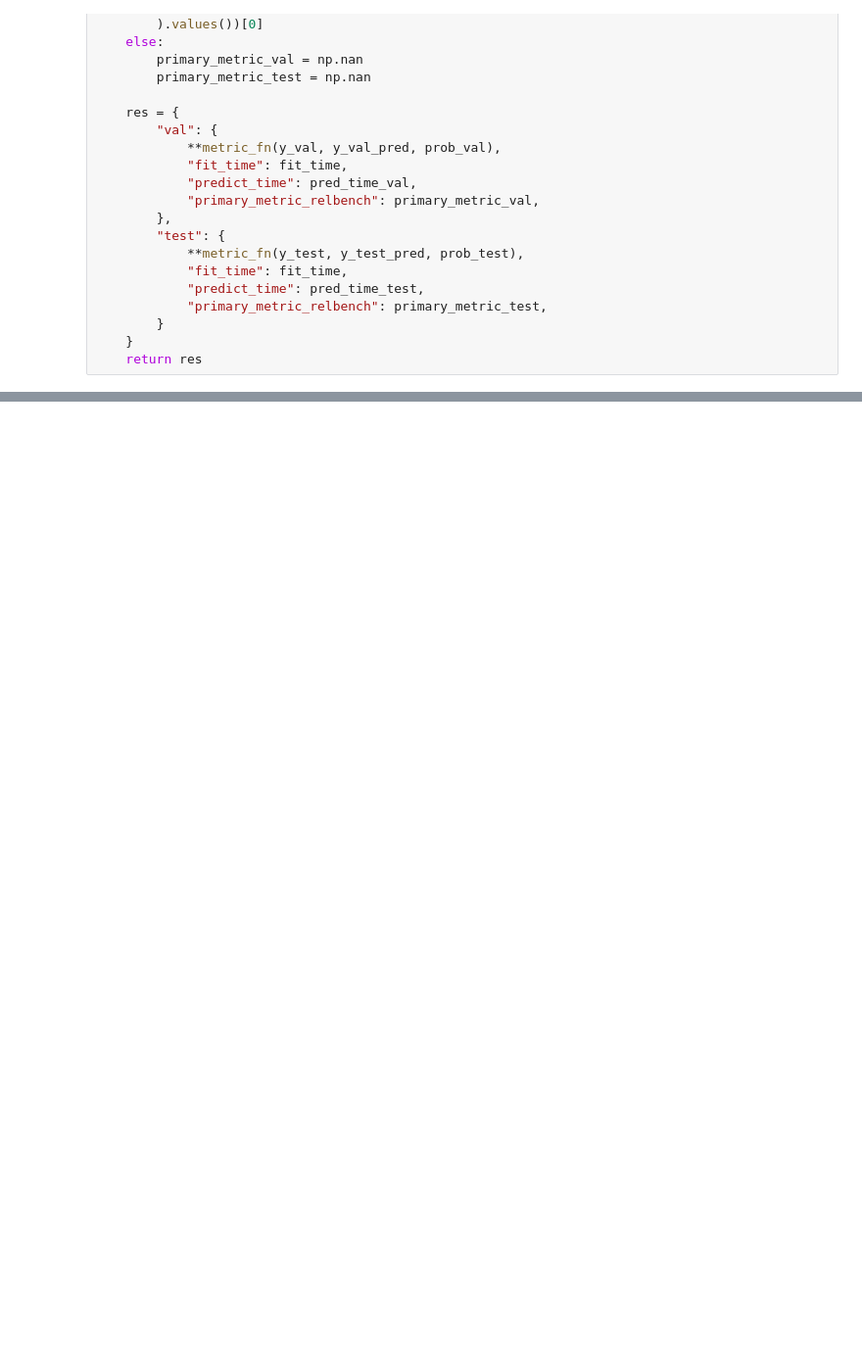
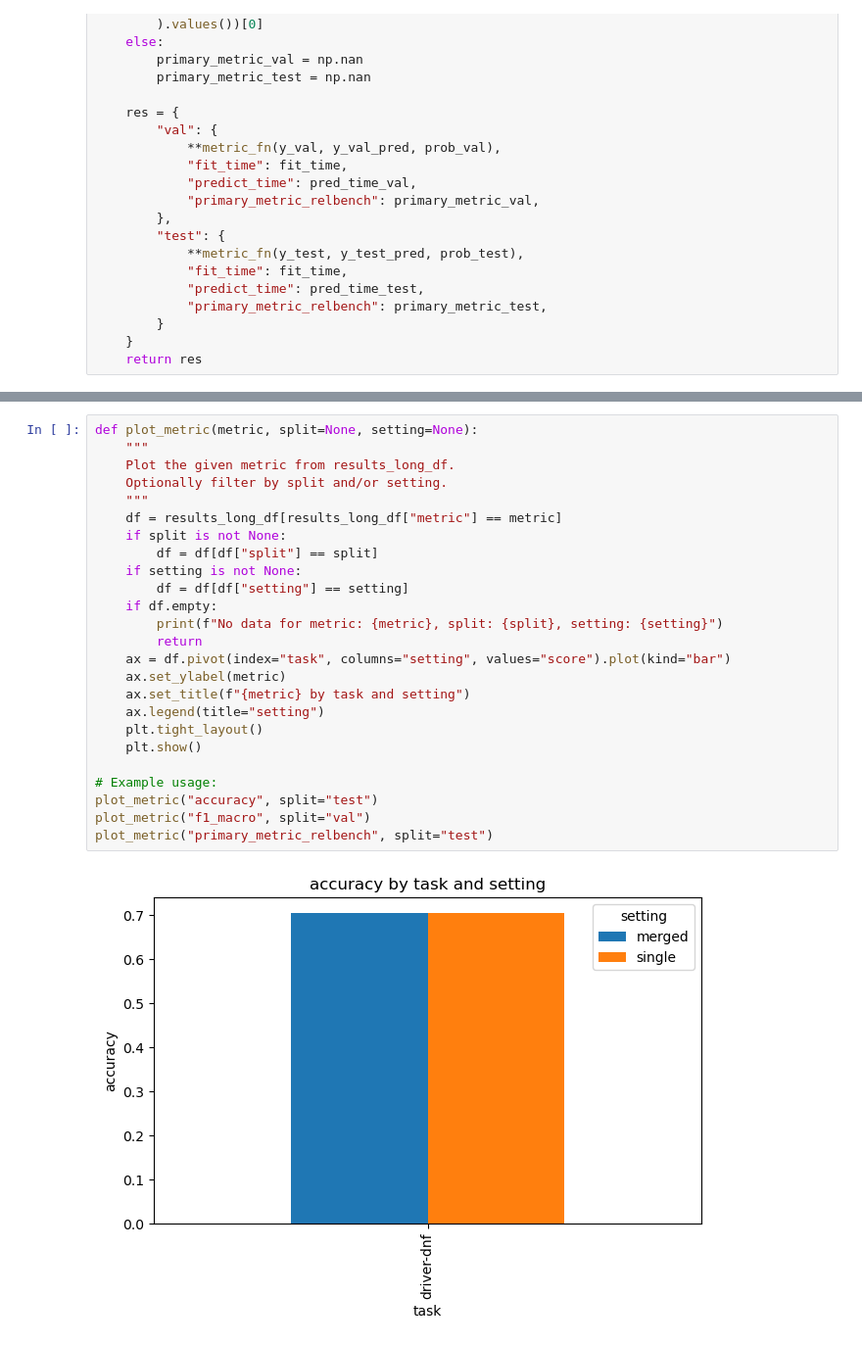
Before and after one commit to michaelflppv/TabPFN, a Jupyter notebook: simple_cases/TabPFN_relational_benchmark.ipynb, the cells around one changed output, grey strips where cells are left out. Shown at 98% size. Cells and saved outputs as stored; diff of their text form; blank space fills up the shorter version.

```diff
--- a/simple_cases/TabPFN_relational_benchmark.ipynb
+++ b/simple_cases/TabPFN_relational_benchmark.ipynb
@@ -416,0 +392,27 @@ Metric 'predict_time' not found in results. Skipping.
+# %%
+def plot_metric(metric, split=None, setting=None):
+    """
+    Plot the given metric from results_long_df.
+    Optionally filter by split and/or setting.
+    """
+    df = results_long_df[results_long_df["metric"] == metric]
+    if split is not None:
+        df = df[df["split"] == split]
+    if setting is not None:
+        df = df[df["setting"] == setting]
+    if df.empty:
+        print(f"No data for metric: {metric}, split: {split}, setting: {setting}")
+        return
+    ax = df.pivot(index="task", columns="setting", values="score").plot(kind="bar")
+    ax.set_ylabel(metric)
+    ax.set_title(f"{metric} by task and setting")
+    ax.legend(title="setting")
+    plt.tight_layout()
+    plt.show()
+
+# Example usage:
+plot_metric("accuracy", split="test")
+plot_metric("f1_macro", split="val")
+plot_metric("primary_metric_relbench", split="test")
+# %% [output]
+[figure, added]
```
Also changed, not shown: parts of 5 cells of this notebook.
